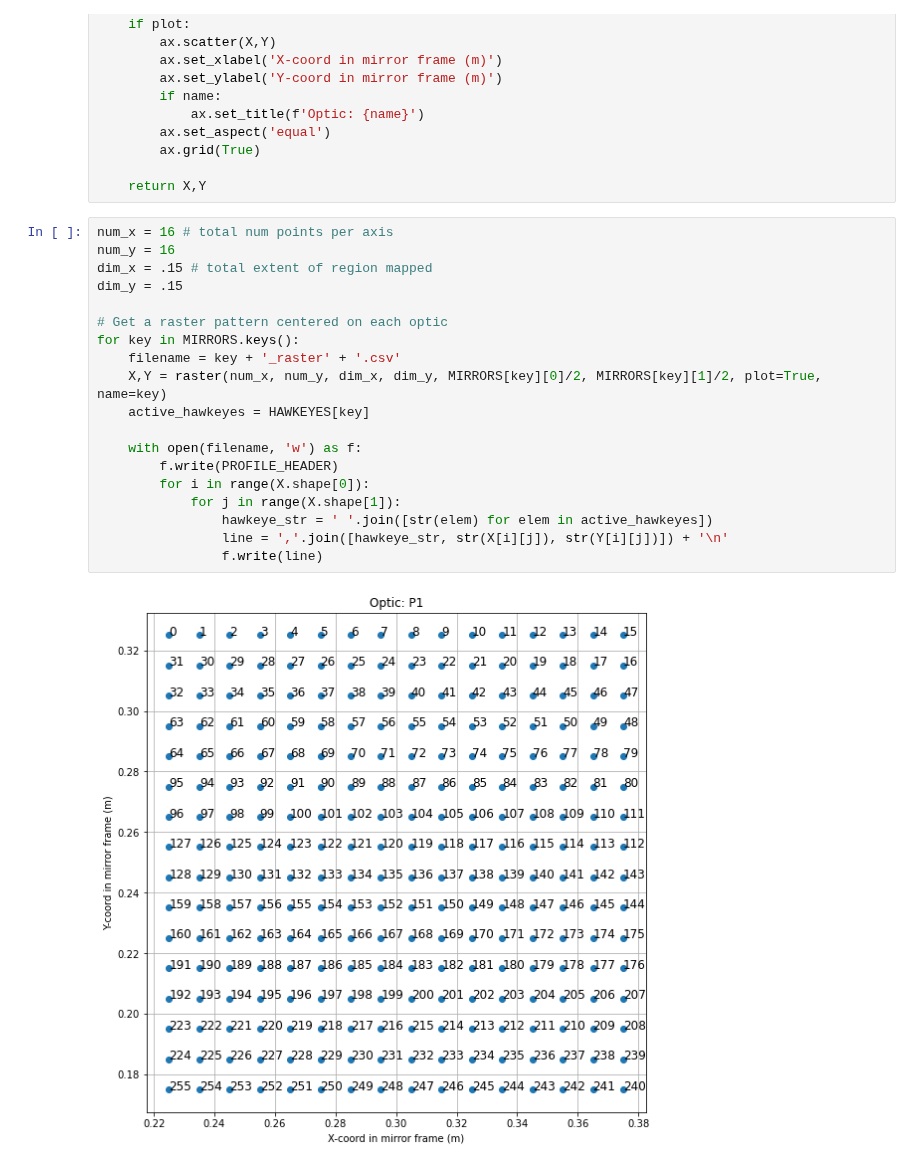
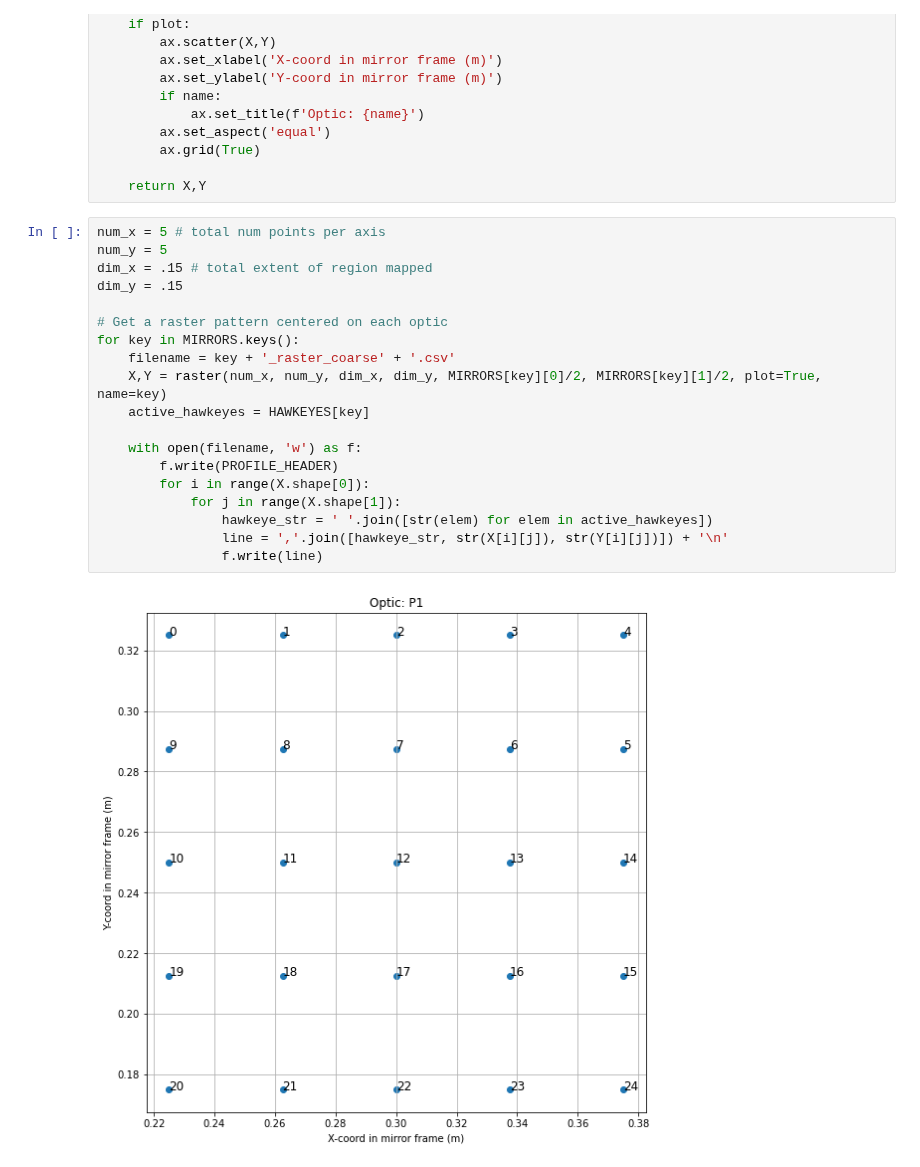
Before and after one commit to evanmayer/hotspot, a Jupyter notebook: data/input/profiles/create_profile.ipynb, the cells around one changed output. Saved outputs shown, nothing was run; the diff lists cells and outputs as text.

Commit message:
coarse raster scans

```diff
--- a/data/input/profiles/create_profile.ipynb
+++ b/data/input/profiles/create_profile.ipynb
@@ -58,23 +58,23 @@ def raster(num_x, num_y, dim_x, dim_y, offset_x, offset_y, plot=False, name=''):
 
     return X,Y
 # %%
-num_x = 16 # total num points per axis
-num_y = 16
+num_x = 5 # total num points per axis
+num_y = 5
 dim_x = .15 # total extent of region mapped
 dim_y = .15
 
 # Get a raster pattern centered on each optic
 for key in MIRRORS.keys():
-    filename = key + '_raster' + '.csv'
+    filename = key + '_raster_coarse' + '.csv'
     X,Y = raster(num_x, num_y, dim_x, dim_y, MIRRORS[key][0]/2, MIRRORS[key][1]/2, plot=True, name=key)
     active_hawkeyes = HAWKEYES[key]
 
     with open(filename, 'w') as f:
         f.write(PROFILE_HEADER)
         for i in range(X.shape[0]):
             for j in range(X.shape[1]):
                 hawkeye_str = ' '.join([str(elem) for elem in active_hawkeyes])
                 line = ','.join([hawkeye_str, str(X[i][j]), str(Y[i][j])]) + '\n'
                 f.write(line)
 # %% [output]
-[figure, old version]
+[figure, new version]
```
Also changed, not shown: parts of 1 cell of this notebook, 5 other files.
